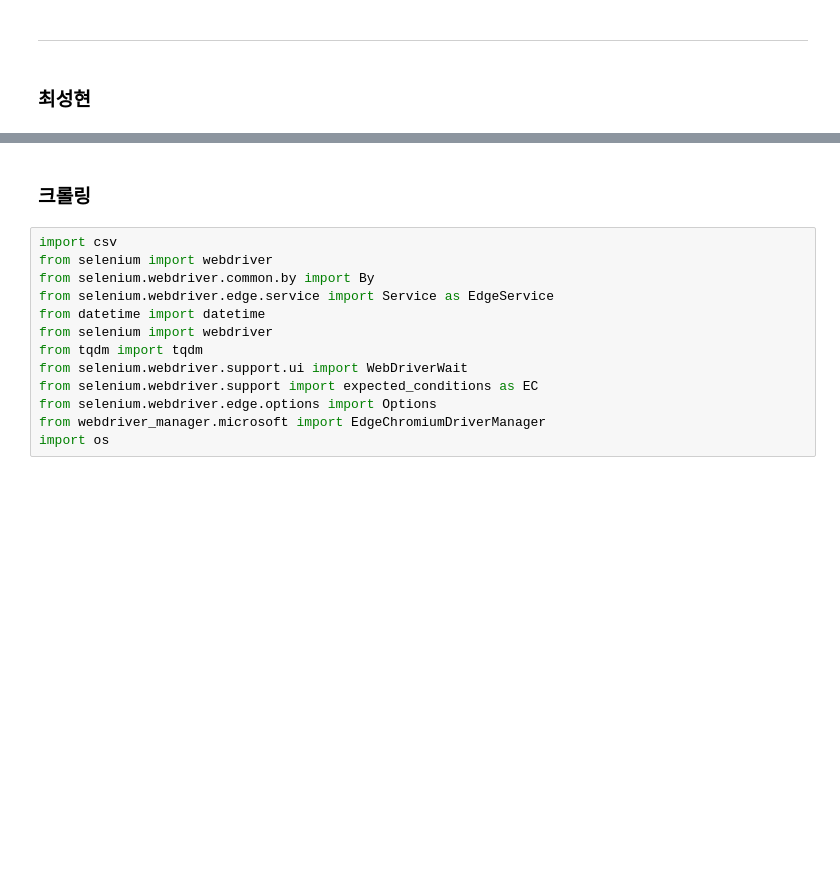
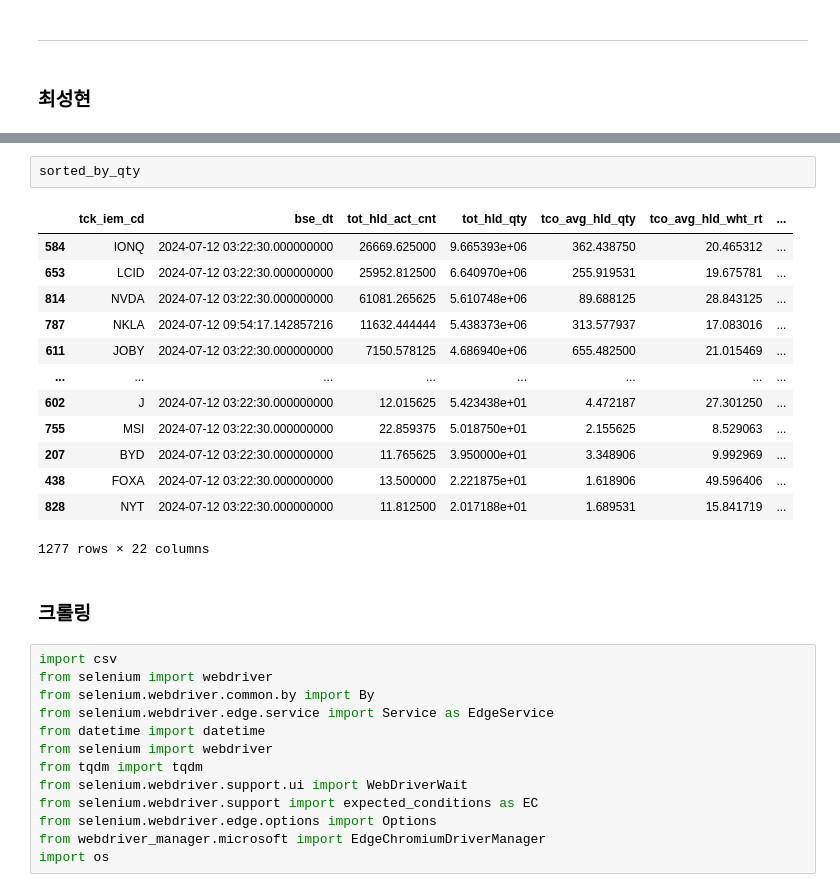
Before and after one commit to froggy-hyun/24NH_bigdata, a Jupyter notebook: code_main.ipynb, the cells around one changed output, grey strips where cells are left out. Cells and saved outputs as stored; diff of their text form; blank space fills up the shorter version.

```diff
--- a/code_main.ipynb
+++ b/code_main.ipynb
@@ -485,3 +520,19 @@ print(merged_df[['ETF', 'Average Annual Dividend', 'recent_close', 'Dividend per
+# %%
+sorted_by_qty
+# %% [output]
+|  | tck_iem_cd | bse_dt | tot_hld_act_cnt | tot_hld_qty | tco_avg_hld_qty | tco_avg_hld_wht_rt | ... |
+| 584 | IONQ | 2024-07-12 03:22:30.000000000 | 26669.625000 | 9.665393e+06 | 362.438750 | 20.465312 | ... |
+| 653 | LCID | 2024-07-12 03:22:30.000000000 | 25952.812500 | 6.640970e+06 | 255.919531 | 19.675781 | ... |
+| 814 | NVDA | 2024-07-12 03:22:30.000000000 | 61081.265625 | 5.610748e+06 | 89.688125 | 28.843125 | ... |
+| 787 | NKLA | 2024-07-12 09:54:17.142857216 | 11632.444444 | 5.438373e+06 | 313.577937 | 17.083016 | ... |
+| 611 | JOBY | 2024-07-12 03:22:30.000000000 | 7150.578125 | 4.686940e+06 | 655.482500 | 21.015469 | ... |
+| ... | ... | ... | ... | ... | ... | ... | ... |
+| 602 | J | 2024-07-12 03:22:30.000000000 | 12.015625 | 5.423438e+01 | 4.472187 | 27.301250 | ... |
+| 755 | MSI | 2024-07-12 03:22:30.000000000 | 22.859375 | 5.018750e+01 | 2.155625 | 8.529063 | ... |
+| 207 | BYD | 2024-07-12 03:22:30.000000000 | 11.765625 | 3.950000e+01 | 3.348906 | 9.992969 | ... |
+| 438 | FOXA | 2024-07-12 03:22:30.000000000 | 13.500000 | 2.221875e+01 | 1.618906 | 49.596406 | ... |
+| 828 | NYT | 2024-07-12 03:22:30.000000000 | 11.812500 | 2.017188e+01 | 1.689531 | 15.841719 | ... |
+1277 rows × 22 columns
 # %% [markdown]
 ### 크롤링
 # %%
```
Also changed, not shown: parts of 4 cells of this notebook.
